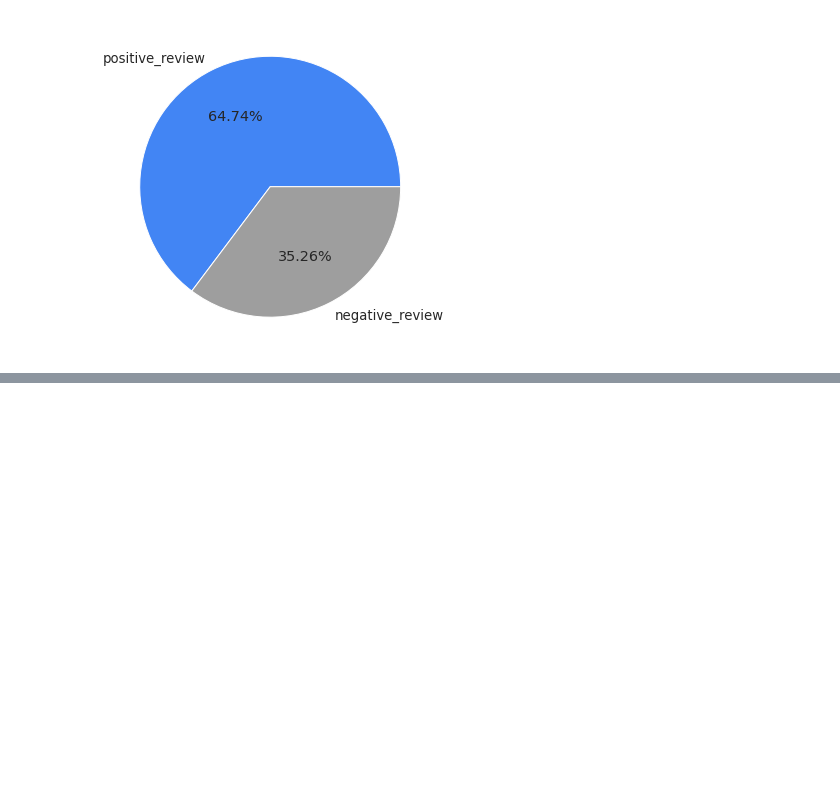
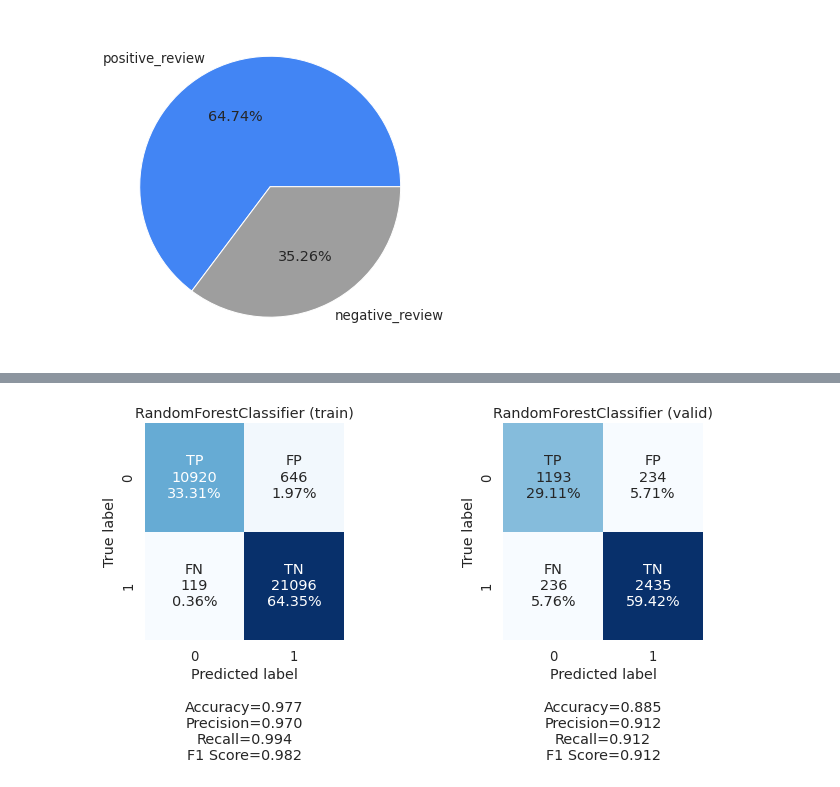
Before and after one commit to kimurarh/ecommerce-review-classification, a Jupyter notebook: 2-Vectorization-Methods-and-Classification.ipynb, the cells around one changed output, grey strips where cells are left out. Cells and saved outputs as stored; diff of their text form; code cells hidden in the pictures; blank space fills up the shorter version.

```diff
--- a/2-Vectorization-Methods-and-Classification.ipynb
+++ b/2-Vectorization-Methods-and-Classification.ipynb
@@ -121,0 +182,5 @@ reviews_df
+# %%
+rf = RandomForestClassifier(random_state=42)
+evaluate_model(rf, X_train, y_train, X_valid, y_valid, figsize=(10, 4), percentages=True)
+# %% [output]
+[figure, added]
```
Also changed, not shown: parts of 14 cells of this notebook.
